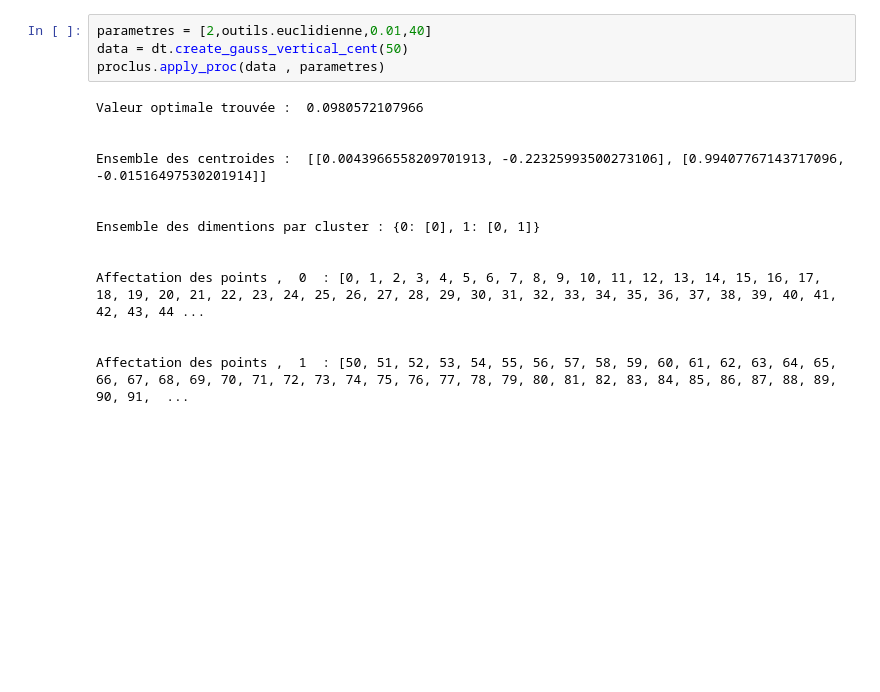
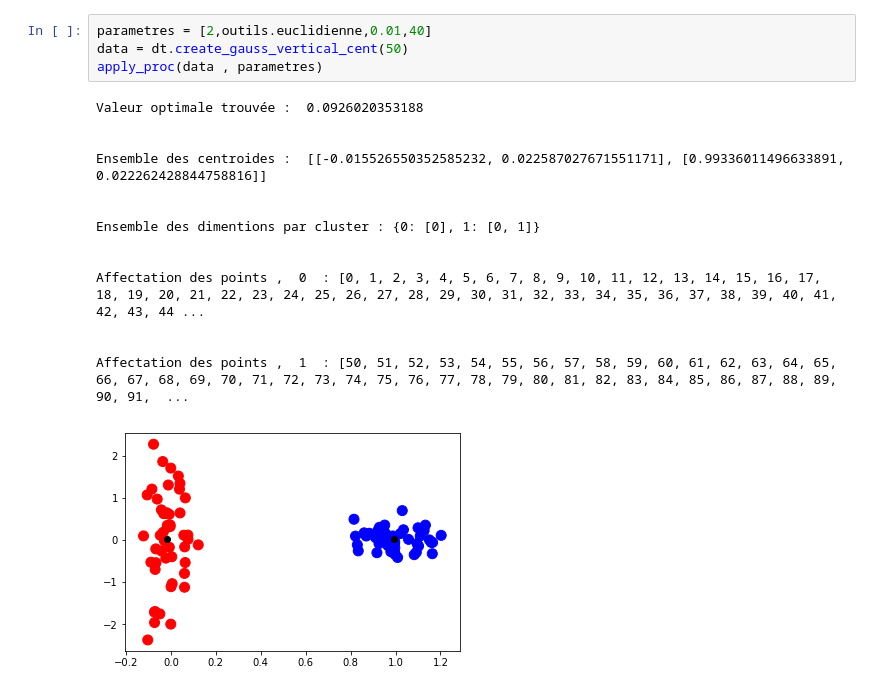
Before and after one commit to SLilani/Subspace-Clustering, a Jupyter notebook: test_proclus.ipynb, the cells around one changed output. Saved outputs shown, nothing was run; the diff lists cells and outputs as text; blank space fills up the shorter version.

```diff
--- a/test_proclus.ipynb
+++ b/test_proclus.ipynb
@@ -23,21 +39,22 @@ Affectation des points ,  1  : [50, 51, 52, 53, 54, 55, 56, 57, 58, 59, 60, 61,
 # %%
 parametres = [2,outils.euclidienne,0.01,40]
 data = dt.create_gauss_vertical_cent(50)
-proclus.apply_proc(data , parametres)
+apply_proc(data , parametres)
 # %% [output]
-Valeur optimale trouvée :  0.0980572107966
+Valeur optimale trouvée :  0.0926020353188
 
 
-Ensemble des centroides :  [[0.0043966558209701913, -0.22325993500273106], [0.99407767143717096, -0.01516497530201914]]
+Ensemble des centroides :  [[-0.015526550352585232, 0.022587027671551171], [0.99336011496633891, 0.022262428844758816]]
 
 
 Ensemble des dimentions par cluster : {0: [0], 1: [0, 1]}
 
 
 Affectation des points ,  0  : [0, 1, 2, 3, 4, 5, 6, 7, 8, 9, 10, 11, 12, 13, 14, 15, 16, 17, 18, 19, 20, 21, 22, 23, 24, 25, 26, 27, 28, 29, 30, 31, 32, 33, 34, 35, 36, 37, 38, 39, 40, 41, 42, 43, 44 ...
 
 
 Affectation des points ,  1  : [50, 51, 52, 53, 54, 55, 56, 57, 58, 59, 60, 61, 62, 63, 64, 65, 66, 67, 68, 69, 70, 71, 72, 73, 74, 75, 76, 77, 78, 79, 80, 81, 82, 83, 84, 85, 86, 87, 88, 89, 90, 91,  ...
+[figure, added]
 # %%
 parametres = [2,outils.euclidienne,0.01,40]
 data = dt.create_gauss_horizontal(50)
```
Also changed, not shown: parts of 9 cells of this notebook, 4 other files.
